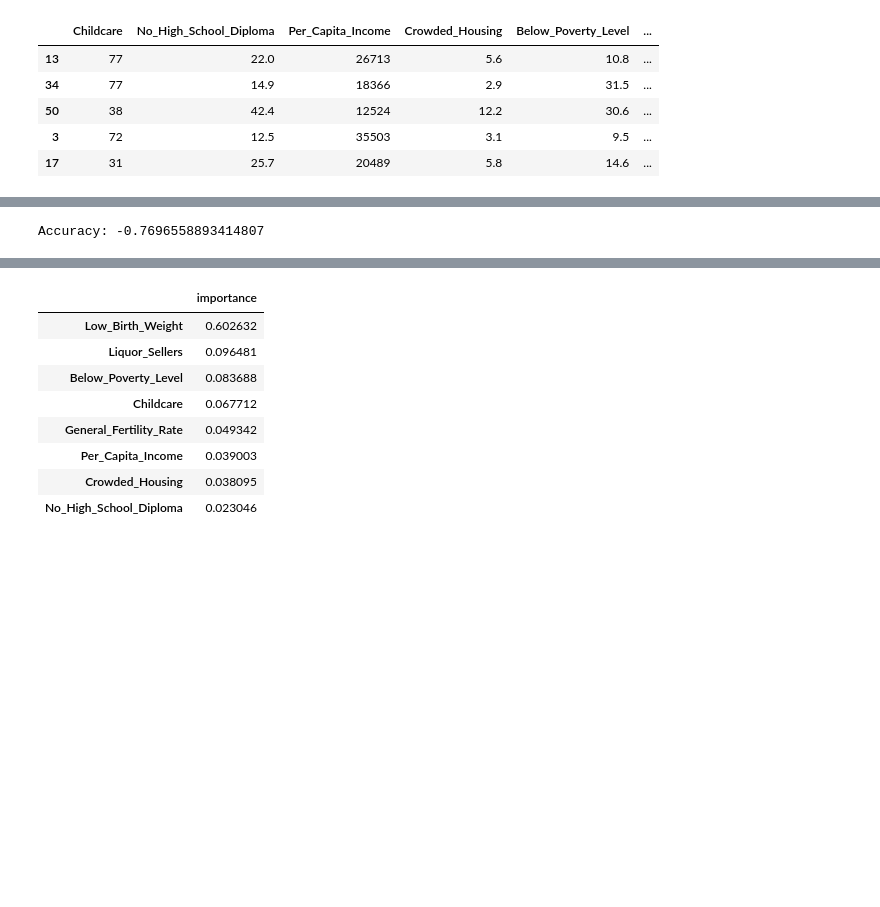
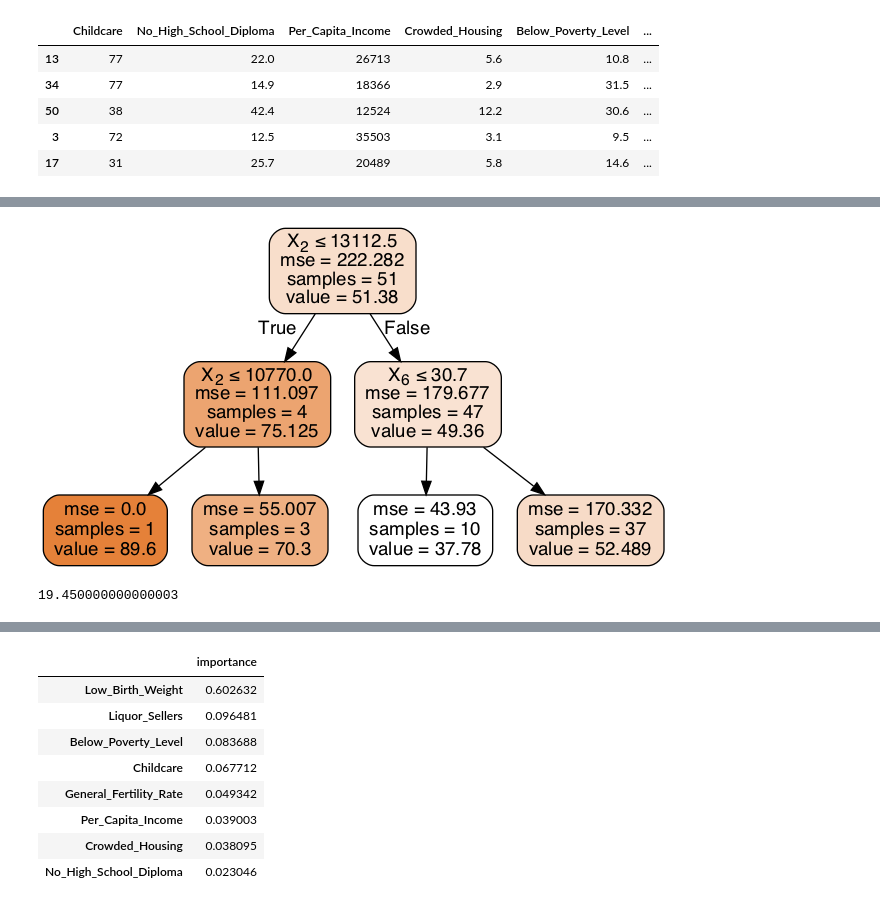
Before and after one commit to adithyansubramanian/Springboard_Capstone_project_1, a Jupyter notebook: Capstone_project_1_Machine_learning.ipynb, the cells around one changed output, grey strips where cells are left out. Drawn from its saved outputs; the diff is of its cells as text; code cells hidden in the pictures; blank space fills up the shorter version.

```diff
--- a/Capstone_project_1_Machine_learning.ipynb
+++ b/Capstone_project_1_Machine_learning.ipynb
@@ -267,0 +300,8 @@ Image(graph.create_png())
+# %%
+param_grid = {
+    'max_depth': [8,10,12,15,20],
+    'min_samples_split': [2,5,8,10,12,15,20,30,40,50],
+    'max_features': [2,3,4,5,6,7]
+}
+
+grid_search = GridSearchCV(estimator = clf_LDT, param_grid = param_grid)
@@ -268,2 +320,15 @@ Image(graph.create_png())
+# %%
+from sklearn.externals.six import StringIO
+from IPython.display import Image
+from sklearn.tree import export_graphviz
+import pydotplus
+dot_data = StringIO()
+export_graphviz(clf_LDT, out_file=dot_data,
+                filled=True, rounded=True,
+                special_characters=True)
+graph = pydotplus.graph_from_dot_data(dot_data.getvalue())
+Image(graph.create_png())
+# %% [output]
+[figure, added]
 # %%
 #for infant mortality
@@ -274,7 +339,7 @@ Ly_pred = clf_IM.predict(IX_test)
-# %%
-print("Accuracy:",clf_IM.score(IX_test, Iy_test))
-# %% [output]
-Accuracy: -0.7696558893414807
+# %%
+print(mean_squared_error(Iy_test, Iy_pred))
+# %% [output]
+19.450000000000003
 # %%
 dot_data = StringIO()
 export_graphviz(clf_IM, out_file=dot_data,
```
Also changed, not shown: parts of 12 cells of this notebook.
